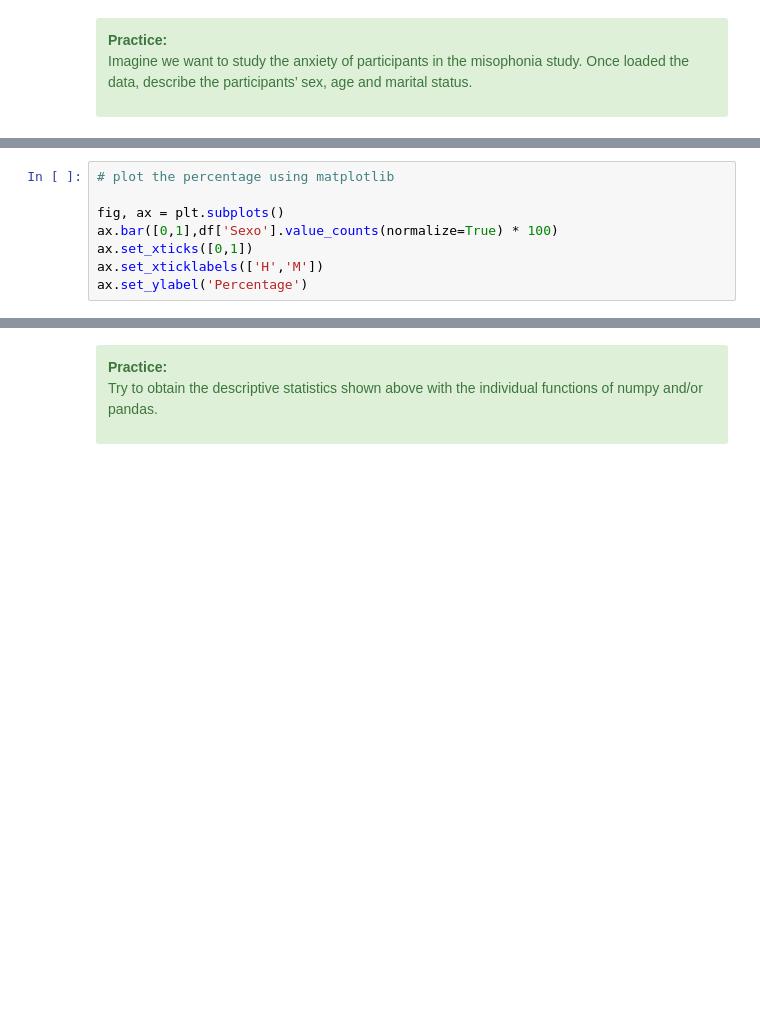
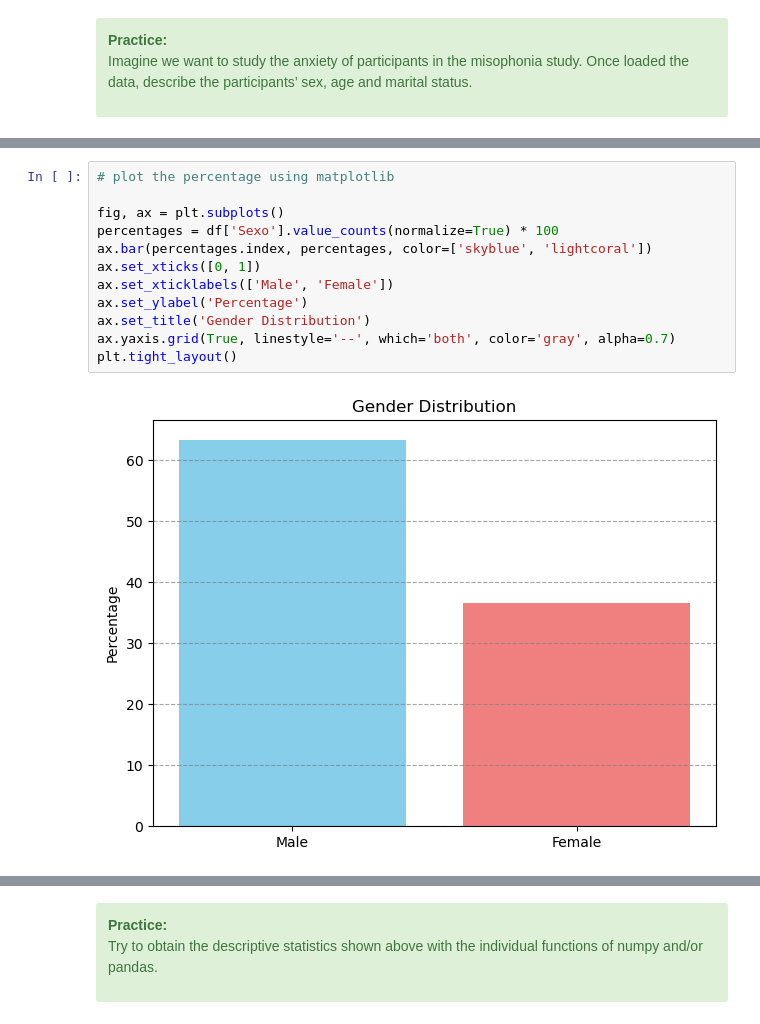
Before and after one commit to MMRES-PyBootcamp/MMRES-python-bootcamp2024, a Jupyter notebook: 07_misophonia_I.ipynb, the cells around one changed output, grey strips where cells are left out. Saved outputs shown, nothing was run; the diff lists cells and outputs as text; blank space fills up the shorter version.

```diff
--- a/07_misophonia_I.ipynb
+++ b/07_misophonia_I.ipynb
@@ -136,11 +163,17 @@ df['Sexo'].value_counts(normalize=True) * 100
 # %%
 # plot the percentage using matplotlib
 
 fig, ax = plt.subplots()
-ax.bar([0,1],df['Sexo'].value_counts(normalize=True) * 100)
-ax.set_xticks([0,1])
-ax.set_xticklabels(['H','M'])
+percentages = df['Sexo'].value_counts(normalize=True) * 100
+ax.bar(percentages.index, percentages, color=['skyblue', 'lightcoral'])
+ax.set_xticks([0, 1])
+ax.set_xticklabels(['Male', 'Female'])
 ax.set_ylabel('Percentage')
+ax.set_title('Gender Distribution')
+ax.yaxis.grid(True, linestyle='--', which='both', color='gray', alpha=0.7)
+plt.tight_layout()
+# %% [output]
+[figure, added]
 # %%
 # plot the counts using seaborn
 fig, ax = plt.subplots()
```
Also changed, not shown: parts of 38 cells of this notebook.
